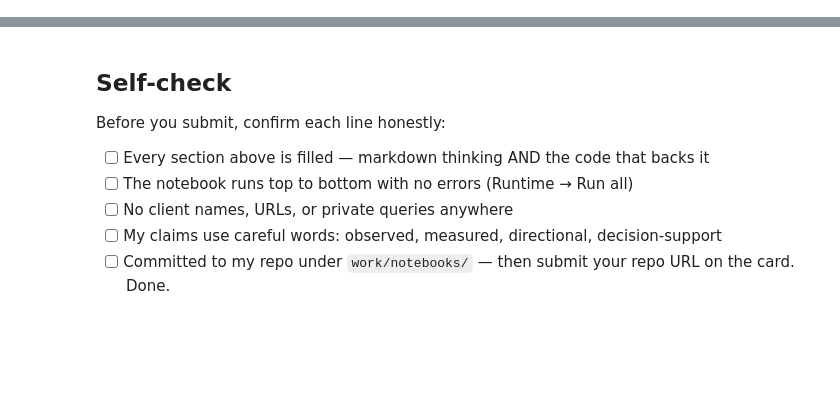
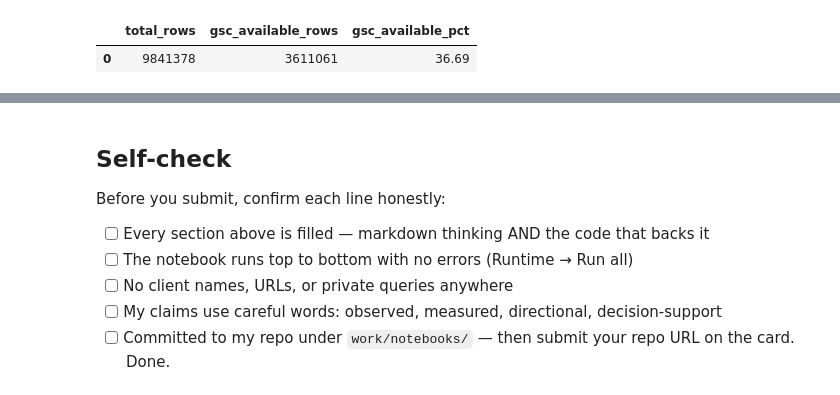
Before and after one commit to jh-emon002/flyrank-intern, a Jupyter notebook: work/notebooks/w03_data_contract.ipynb, the cells around one changed output, grey strips where cells are left out. Cells and saved outputs as stored; diff of their text form; code cells hidden in the pictures; blank space fills up the shorter version.

```diff
--- a/work/notebooks/w03_data_contract.ipynb
+++ b/work/notebooks/w03_data_contract.ipynb
@@ -36,0 +175,24 @@ This skeleton is yours to fill. Work the sections **in order** — each one has
+# %%
+availability_check = con.sql(f"""
+    SELECT
+        COUNT(*) AS total_rows,
+
+        COUNT(*) FILTER (
+            WHERE gsc_data_available IS TRUE
+        ) AS gsc_available_rows,
+
+        ROUND(
+            100.0 *
+            COUNT(*) FILTER (
+                WHERE gsc_data_available IS TRUE
+            ) / COUNT(*),
+            2
+        ) AS gsc_available_pct
+
+    FROM {MARCH}
+""").df()
+
+availability_check
+# %% [output]
+|  | total_rows | gsc_available_rows | gsc_available_pct |
+| 0 | 9841378 | 3611061 | 36.69 |
```
Also changed, not shown: parts of 33 cells of this notebook.
